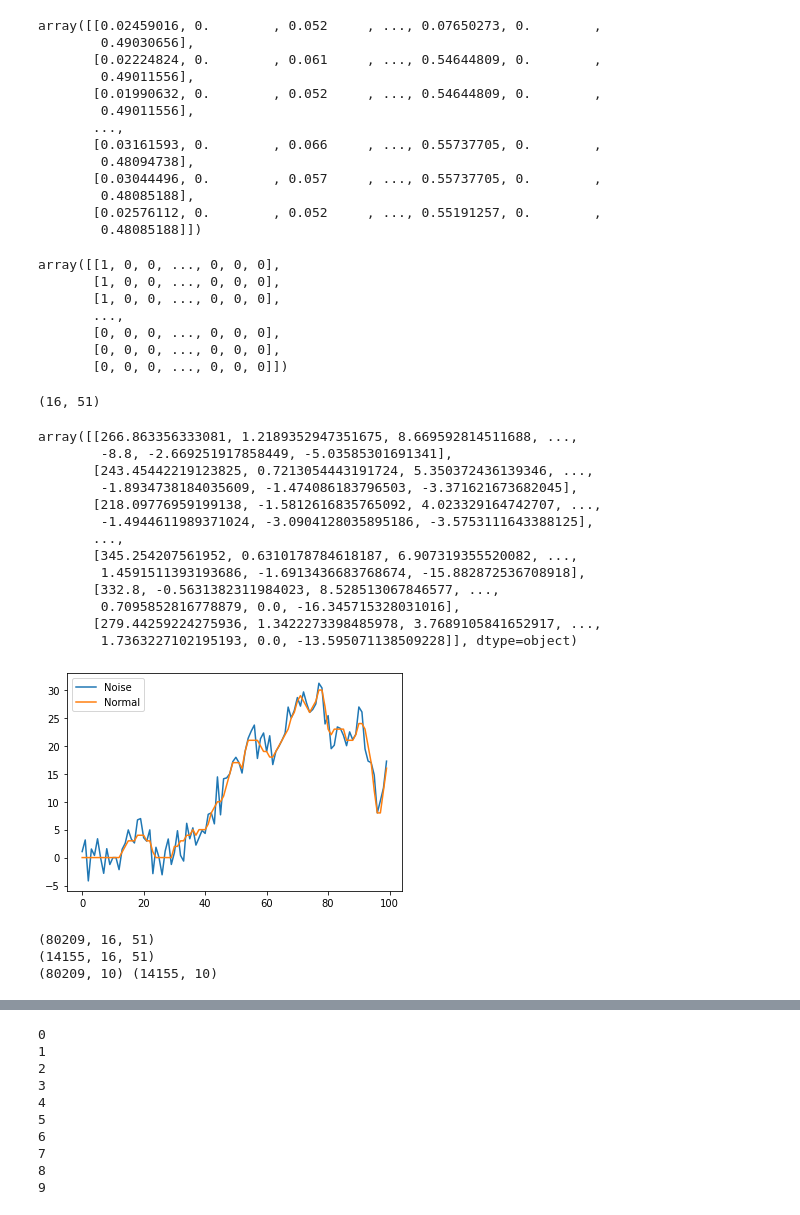
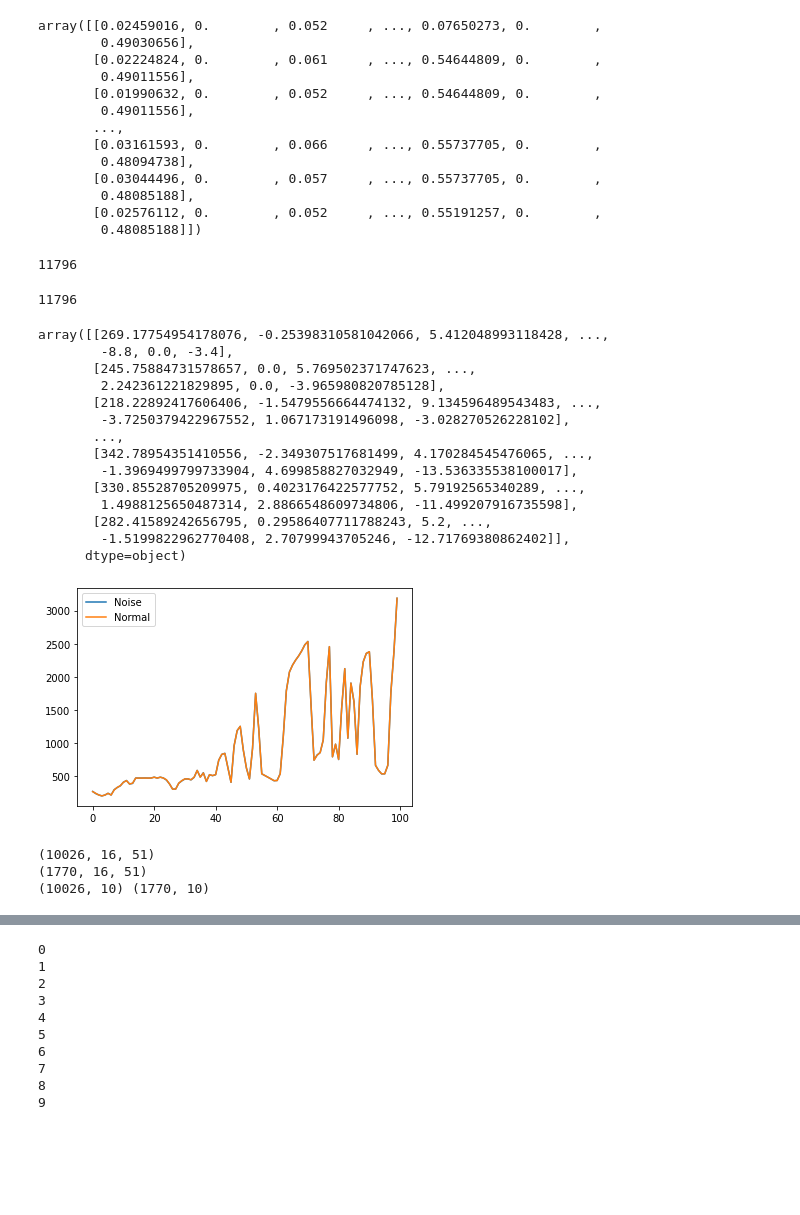
Before and after one commit to vijfhoek/deeplearning, a Jupyter notebook: main.ipynb, the cells around one changed output, grey strips where cells are left out. Saved outputs shown, nothing was run; the diff lists cells and outputs as text; code cells hidden in the pictures; blank space fills up the shorter version.

```diff
--- a/main.ipynb
+++ b/main.ipynb
@@ -65,7 +102,7 @@ array([[0.02459016, 0.        , 0.052     , ..., 0.07650273, 0.        ,
        [0.02576112, 0.        , 0.052     , ..., 0.55191257, 0.        ,
         0.48085188]])
 # %%
-def onehot_labels(labels, num_labels=10):
+def onehot_labels(labels, num_labels=10, skip=8):
     """
     Converts label array to 1-hot encoded vectors
     """
@@ -79,38 +116,31 @@ def onehot_labels(labels, num_labels=10):
 
         result.append(label_vector)
 
-    return np.array(result)
+    return np.array([result[i] for i in range(0, len(result) - 16, skip)])
 
 # y_data = tf.convert_to_tensor(onehot_labels(labels), dtype=tf.float64)
 y_data = onehot_labels(labels)
-
-y_data
+len(y_data)
 # %% [output]
-array([[1, 0, 0, ..., 0, 0, 0],
-       [1, 0, 0, ..., 0, 0, 0],
-       [1, 0, 0, ..., 0, 0, 0],
-       ...,
-       [0, 0, 0, ..., 0, 0, 0],
-       [0, 0, 0, ..., 0, 0, 0],
-       [0, 0, 0, ..., 0, 0, 0]])
+11796
 # %%
 def package_data(data, window_size=16):
     result = []
-    for i in range(len(data) - window_size):
-        result.append(data[i:i + window_size])
+    for i in range(0, len(data) - window_size, window_size // 2):
+        result.append((data[i:i + window_size]))
 
-    return result
+    return (result)
 # x_data = tf.convert_to_tensor(package_data(normal_data), dtype=tf.float64)
 x_data = package_data(normal_data)
-x_data[0].shape
+len(x_data)
 # %% [output]
-(16, 51)
+11796
 # %%
 
 def add_noise(data, noise_level, std_level):
     noise_map = np.random.rand(data.shape[0], data.shape[1])
 
-    non_noise_indices = np.where(noise_map >= noise_level)
+    non_noise_indices = np.where(noise_map > noise_level)
 
     noise = np.random.normal(0, std_level, data.shape)
     noise[non_noise_indices] = 0
@@ -120,26 +150,27 @@ def add_noise(data, noise_level, std_level):
 noisy_data = add_noise(data, 0.8, 2.0)
 noisy_data
 # %% [output]
-array([[266.863356333081, 1.2189352947351675, 8.669592814511688, ...,
-        -8.8, -2.669251917858449, -5.03585301691341],
-       [243.45442219123825, 0.7213054443191724, 5.350372436139346, ...,
-        -1.8934738184035609, -1.474086183796503, -3.371621673682045],
-       [218.09776959199138, -1.5812616835765092, 4.023329164742707, ...,
-        -1.4944611989371024, -3.0904128035895186, -3.5753111643388125],
+array([[269.17754954178076, -0.25398310581042066, 5.412048993118428, ...,
+        -8.8, 0.0, -3.4],
+       [245.75884731578657, 0.0, 5.769502371747623, ...,
+        2.242361221829895, 0.0, -3.965980820785128],
+       [218.22892417606406, -1.5479556664474132, 9.134596489543483, ...,
+        -3.7250379422967552, 1.067173191496098, -3.028270526228102],
        ...,
-       [345.254207561952, 0.6310178784618187, 6.907319355520082, ...,
-        1.4591511393193686, -1.6913436683768674, -15.882872536708918],
-       [332.8, -0.5631382311984023, 8.528513067846577, ...,
-        0.7095852816778879, 0.0, -16.345715328031016],
-       [279.44259224275936, 1.3422273398485978, 3.7689105841652917, ...,
-        1.7363227102195193, 0.0, -13.595071138509228]], dtype=object)
+       [342.78954351410556, -2.349307517681499, 4.170284545476065, ...,
+        -1.3969499799733904, 4.699858827032949, -13.536335538100017],
+       [330.85528705209975, 0.4023176422577752, 5.79192565340289, ...,
+        1.4988125650487314, 2.8866548609734806, -11.499207916735598],
+       [282.41589242656795, 0.29586407711788243, 5.2, ...,
+        -1.5199822962770408, 2.70799943705246, -12.71769380862402]],
+      dtype=object)
 # %%
-plt.plot(noisy_data[:100, 43])
-plt.plot(data[:100, 43])
+plt.plot(noisy_data[:100, 0])
+plt.plot(data[:100, 0])
 plt.legend(["Noise", "Normal"])
 plt.show()
 # %% [output]
-[figure, old version]
+[figure, new version]
 # %%
 data_sets = []
 std_levels = [0, 0.0625, 0.125, 0.3125, 0.5, 0.7, 0.8, 0.9, 1.0, 2.0]
@@ -152,7 +183,7 @@ for data_set in data_sets:
 # %%
 # create train and test batches
 x_train, x_test, y_train, y_test = train_test_split(
-    x_data, y_data[16:], test_size=0.15
+    x_data, y_data[:], test_size=0.15
 )
 
 x_train = np.array(x_train)
@@ -163,9 +194,9 @@ y_test = np.array(y_test)
 print(x_train.shape), print(x_test.shape)
 print(y_train.shape, y_test.shape)
 # %% [output]
-(80209, 16, 51)
-(14155, 16, 51)
-(80209, 10) (14155, 10)
+(10026, 16, 51)
+(1770, 16, 51)
+(10026, 10) (1770, 10)
 # %%
 def create_model(learning_rate=1e-4, window_size=16, num_features=51):
     model = Sequential()
```
Also changed, not shown: parts of 10 cells of this notebook.
